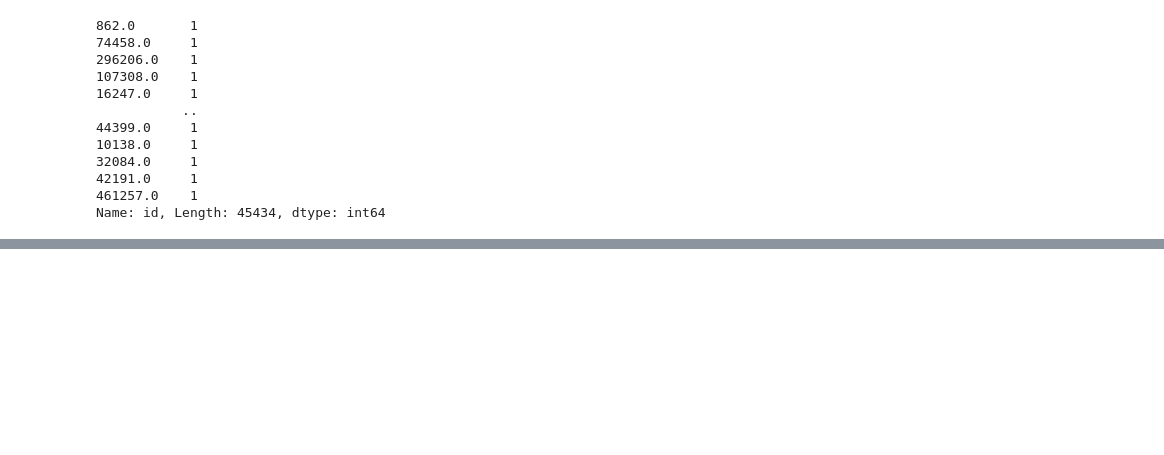
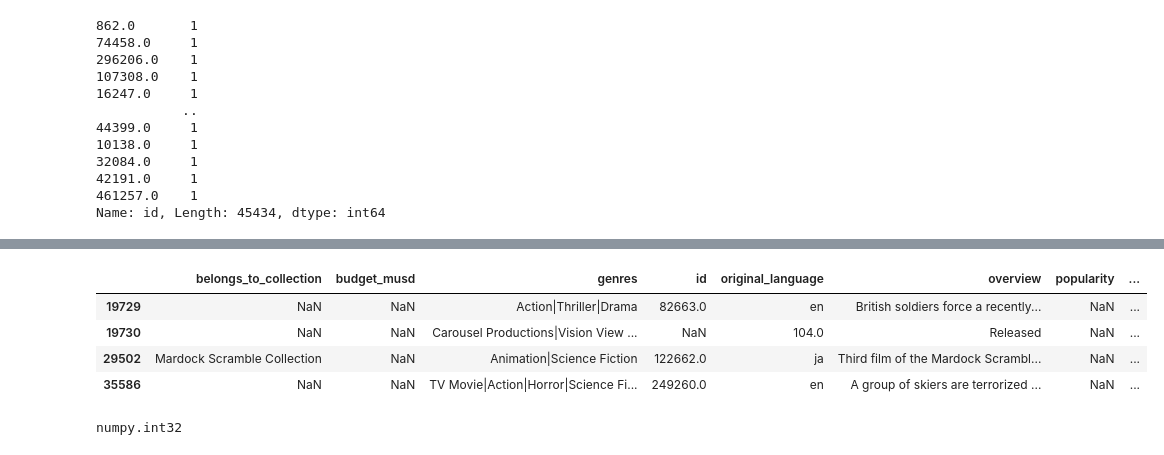
Before and after one commit to RochaErik/X-MoviesDatasetPt3-Tidy_up_data, a Jupyter notebook: Tidy_up_datas.ipynb, the cells around one changed output, grey strips where cells are left out. Drawn from its saved outputs; the diff is of its cells as text; code cells hidden in the pictures; blank space fills up the shorter version.

Commit message:
Handling missing values and removing observations

```diff
--- a/Tidy_up_datas.ipynb
+++ b/Tidy_up_datas.ipynb
@@ -1115,0 +1165,10 @@ Name: id, Length: 45434, dtype: int64
+# %%
+# Looking for missing title movies
+
+df[df['title'].isna()]
+# %% [output]
+|  | belongs_to_collection | budget_musd | genres | id | original_language | overview | popularity | ... |
+| 19729 | NaN | NaN | Action|Thriller|Drama | 82663.0 | en | British soldiers force a recently... | NaN | ... |
+| 19730 | NaN | NaN | Carousel Productions|Vision View ... | NaN | 104.0 | Released | NaN | ... |
+| 29502 | Mardock Scramble Collection | NaN | Animation|Science Fiction | 122662.0 | ja | Third film of the Mardock Scrambl... | NaN | ... |
+| 35586 | NaN | NaN | TV Movie|Action|Horror|Science Fi... | 249260.0 | en | A group of skiers are terrorized ... | NaN | ... |
@@ -1115,0 +1179,4 @@ Name: id, Length: 45434, dtype: int64
+# %%
+type(df.id[0])
+# %% [output]
+numpy.int32
```
Also changed, not shown: parts of 10 cells of this notebook.
